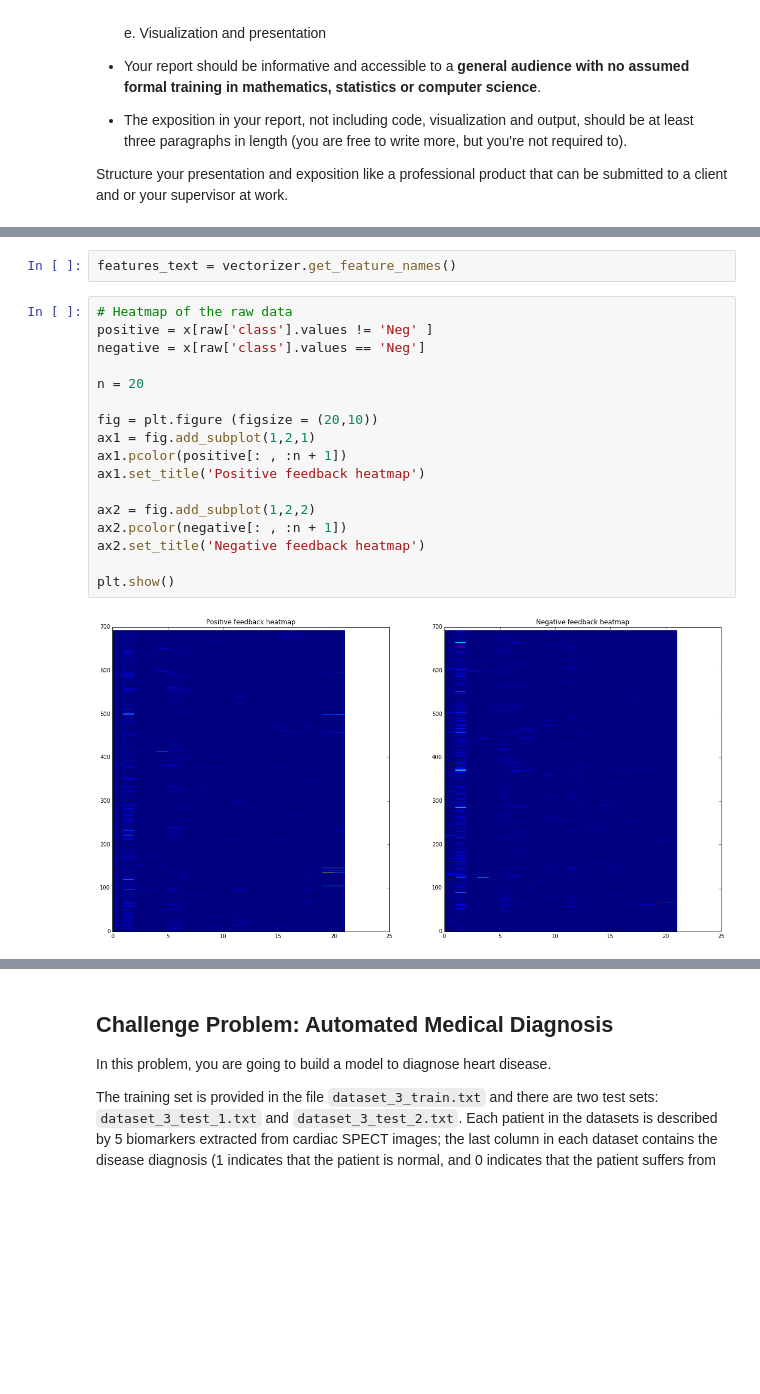
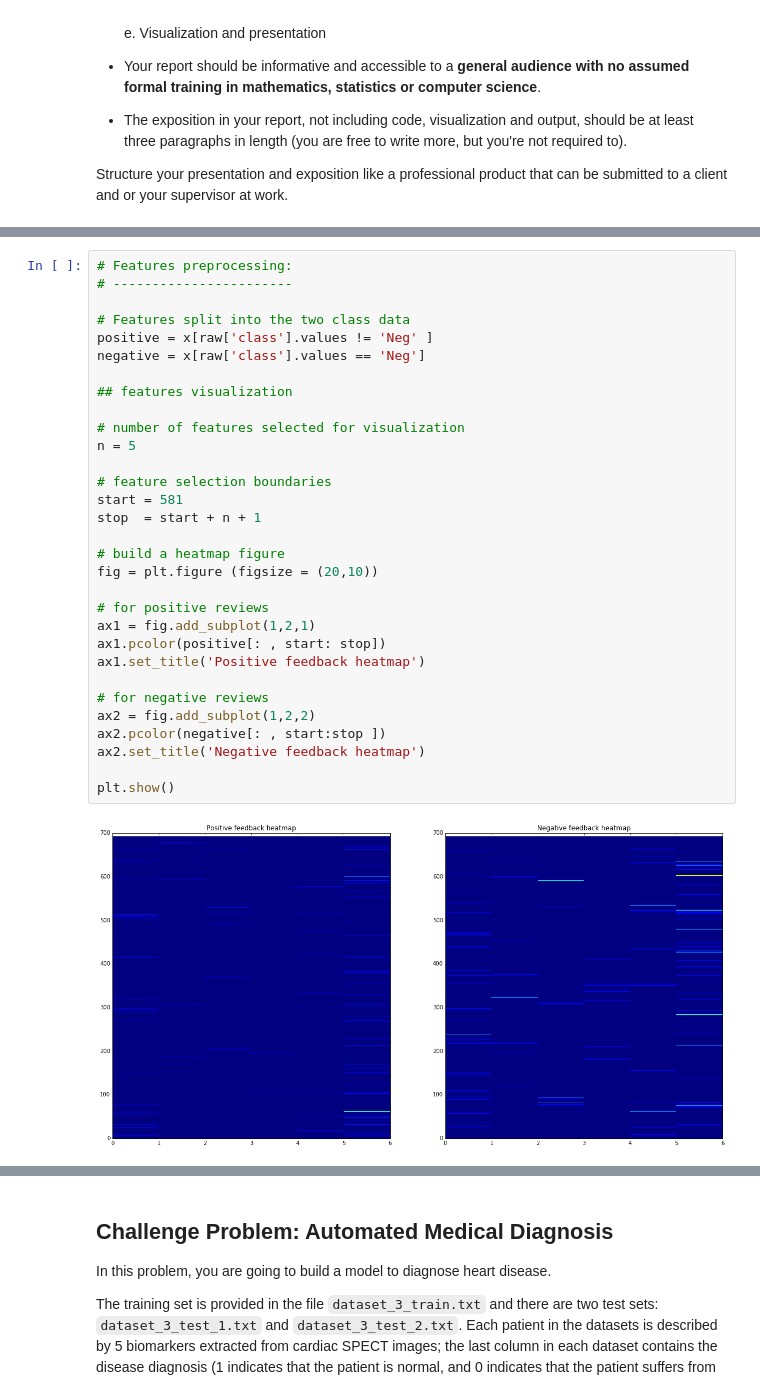
Before and after one commit to alokkshukla/cs109-2, a Jupyter notebook: HW5/Bassily_Hany_cse109a_HW5.ipynb, the cells around one changed output, grey strips where cells are left out. Drawn from its saved outputs; the diff is of its cells as text; blank space fills up the shorter version.

```diff
--- a/HW5/Bassily_Hany_cse109a_HW5.ipynb
+++ b/HW5/Bassily_Hany_cse109a_HW5.ipynb
@@ -758,21 +795,33 @@ print x.shape
-# %%
-features_text = vectorizer.get_feature_names()
 # %%
-# Heatmap of the raw data
+# Features preprocessing:
+# -----------------------
+
+# Features split into the two class data
 positive = x[raw['class'].values != 'Neg' ]
 negative = x[raw['class'].values == 'Neg']
 
-n = 20
+## features visualization
 
+# number of features selected for visualization
+n = 5
+
+# feature selection boundaries
+start = 581
+stop  = start + n + 1
+
+# build a heatmap figure
 fig = plt.figure (figsize = (20,10))
+
+# for positive reviews
 ax1 = fig.add_subplot(1,2,1)
-ax1.pcolor(positive[: , :n + 1])
+ax1.pcolor(positive[: , start: stop])
 ax1.set_title('Positive feedback heatmap')
 
+# for negative reviews
 ax2 = fig.add_subplot(1,2,2)
-ax2.pcolor(negative[: , :n + 1])
+ax2.pcolor(negative[: , start:stop ])
 ax2.set_title('Negative feedback heatmap')
 
 plt.show()
 # %% [output]
-[figure, old version]
+[figure, new version]
```
Also changed, not shown: parts of 17 cells of this notebook.
